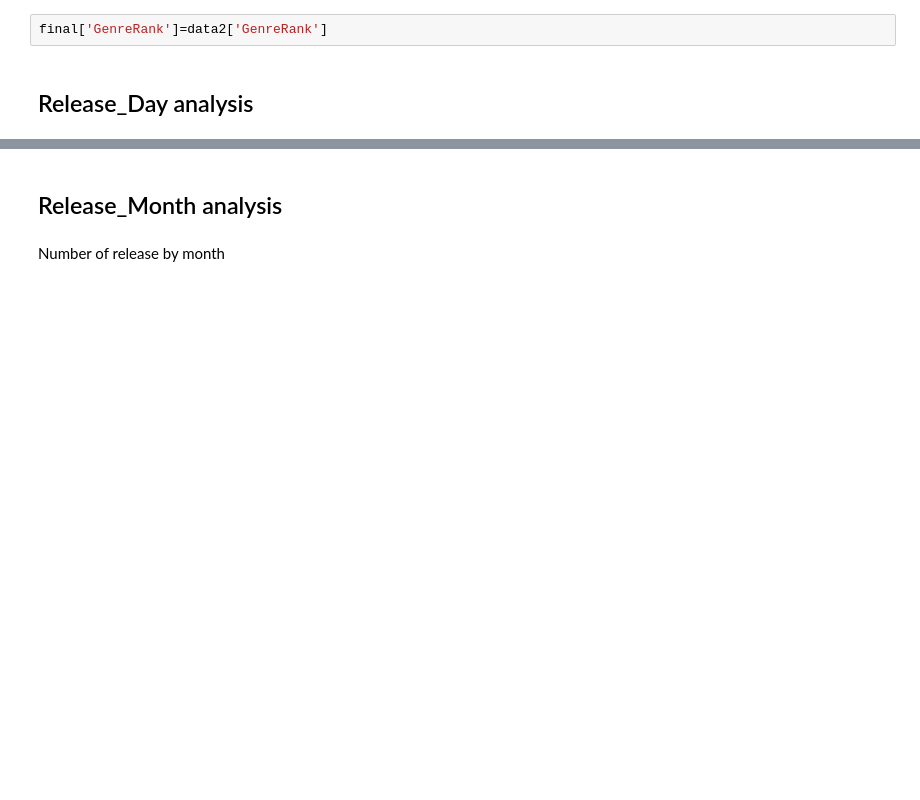
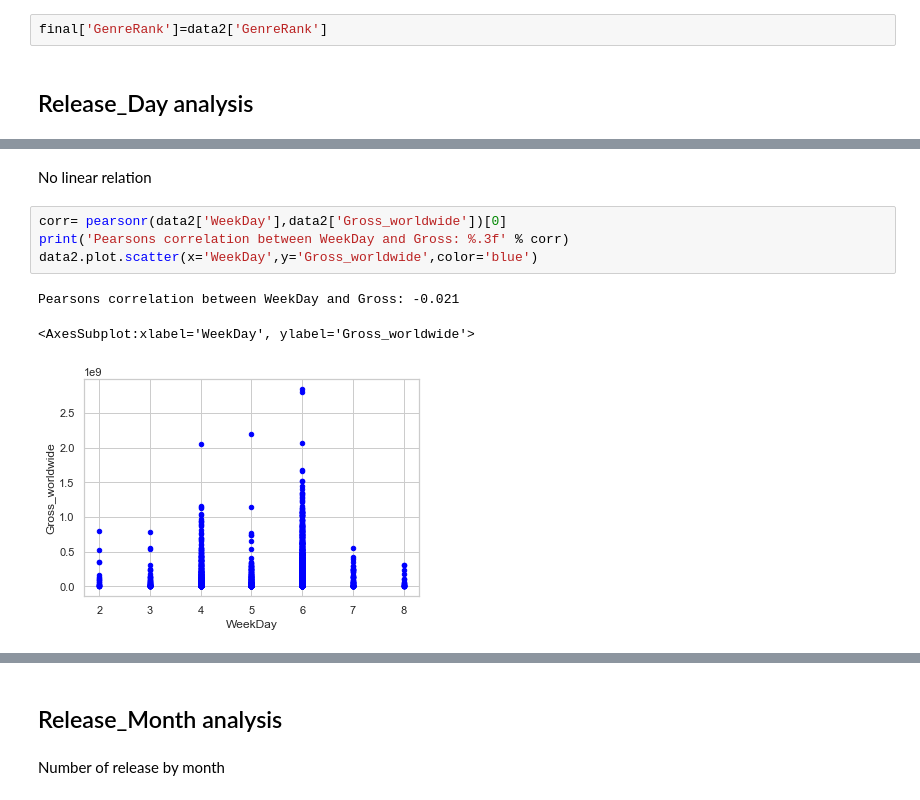
Before and after one commit to theobmgit/bor-prediction-analysis, a Jupyter notebook: notebook/FeatureEngineering.ipynb, the cells around one changed output, grey strips where cells are left out. Cells and saved outputs as stored; diff of their text form; blank space fills up the shorter version.

```diff
--- a/notebook/FeatureEngineering.ipynb
+++ b/notebook/FeatureEngineering.ipynb
@@ -264,0 +296,10 @@ final['GenreRank']=data2['GenreRank']
+# %% [markdown]
+No linear relation
+# %%
+corr= pearsonr(data2['WeekDay'],data2['Gross_worldwide'])[0]
+print('Pearsons correlation between WeekDay and Gross: %.3f' % corr)
+data2.plot.scatter(x='WeekDay',y='Gross_worldwide',color='blue')
+# %% [output]
+Pearsons correlation between WeekDay and Gross: -0.021
+<AxesSubplot:xlabel='WeekDay', ylabel='Gross_worldwide'>
+[figure, added]
```
Also changed, not shown: parts of 38 cells of this notebook, 1 other file.
